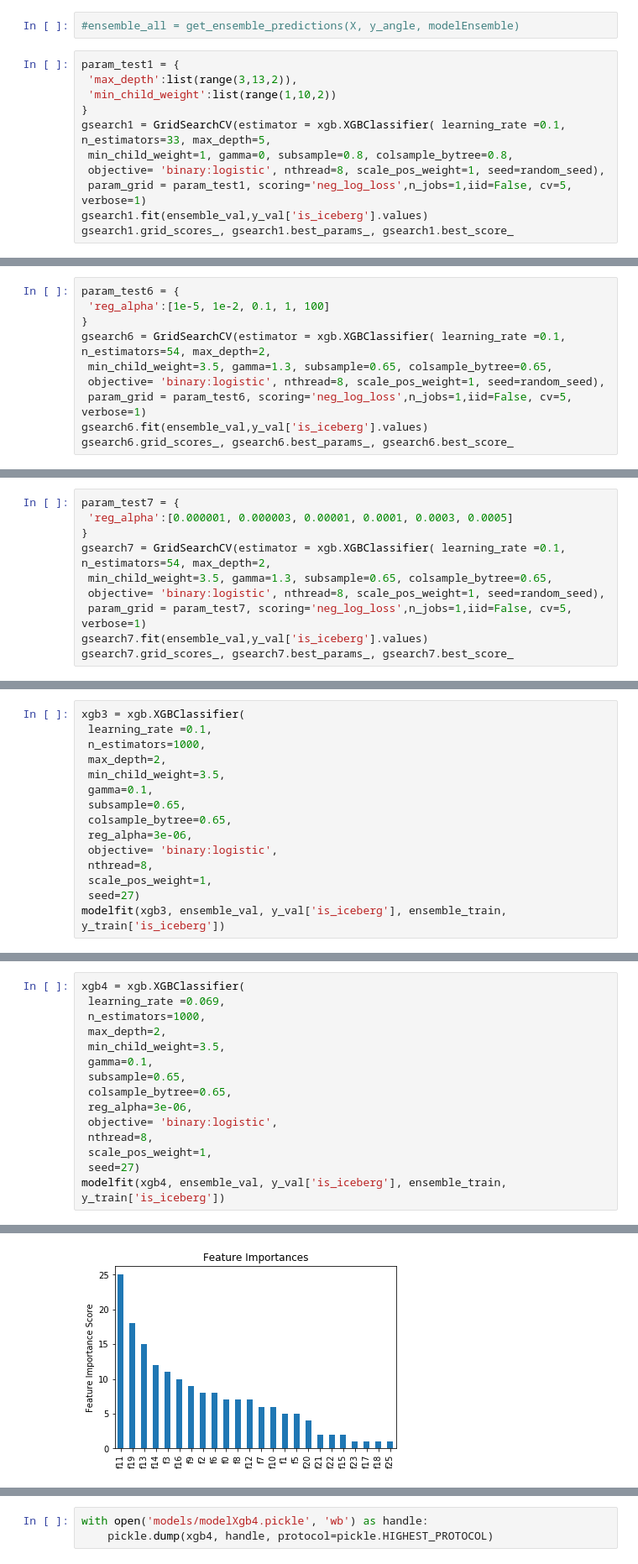
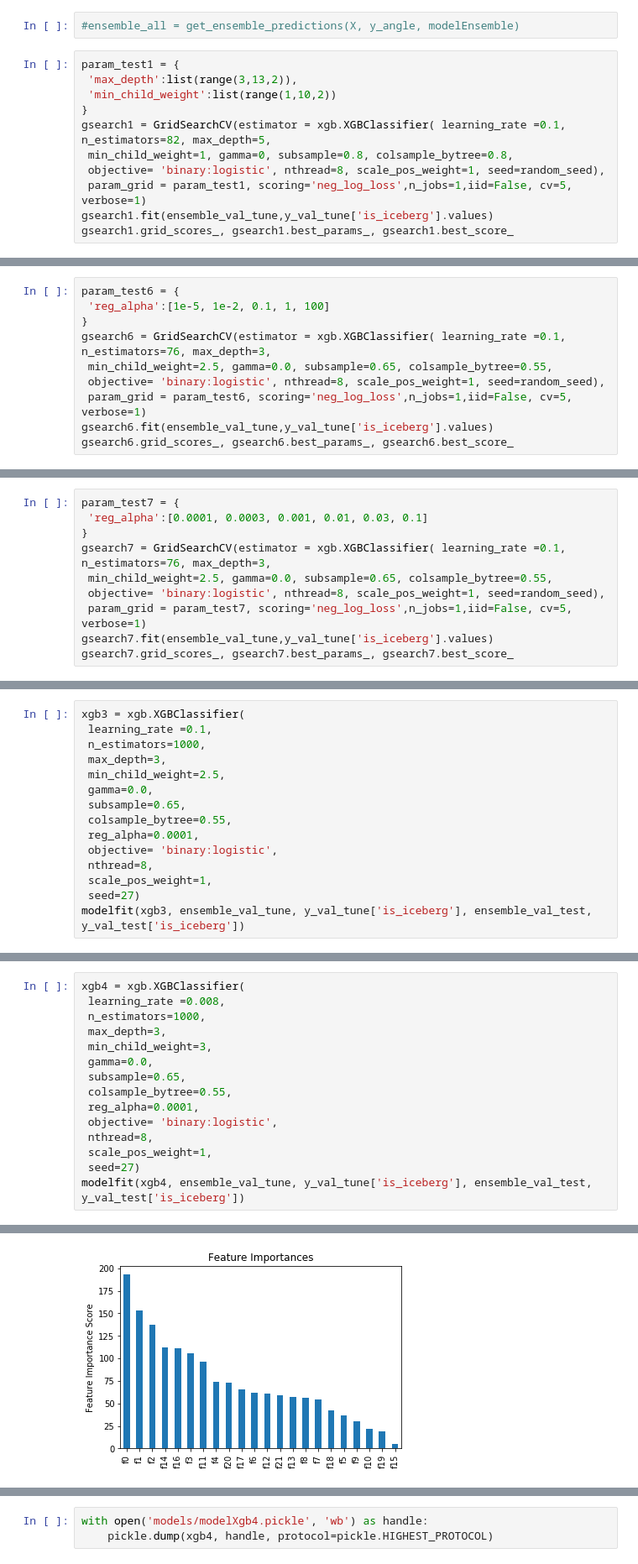
Before and after one commit to MarekKZielinski/Statoil-C-CORE-Iceberg-Classifier-Challenge, a Jupyter notebook: Iceberg-notebook.ipynb, the cells around one changed output, grey strips where cells are left out. Shown: that part at 84% size. Cells and saved outputs as stored; diff of their text form.

```diff
--- a/Iceberg-notebook.ipynb
+++ b/Iceberg-notebook.ipynb
@@ -998,11 +1029,11 @@ param_test1 = {
  'max_depth':list(range(3,13,2)),
  'min_child_weight':list(range(1,10,2))
 }
-gsearch1 = GridSearchCV(estimator = xgb.XGBClassifier( learning_rate =0.1, n_estimators=33, max_depth=5,
+gsearch1 = GridSearchCV(estimator = xgb.XGBClassifier( learning_rate =0.1, n_estimators=82, max_depth=5,
  min_child_weight=1, gamma=0, subsample=0.8, colsample_bytree=0.8,
  objective= 'binary:logistic', nthread=8, scale_pos_weight=1, seed=random_seed),
  param_grid = param_test1, scoring='neg_log_loss',n_jobs=1,iid=False, cv=5, verbose=1)
-gsearch1.fit(ensemble_val,y_val['is_iceberg'].values)
+gsearch1.fit(ensemble_val_tune,y_val_tune['is_iceberg'].values)
 gsearch1.grid_scores_, gsearch1.best_params_, gsearch1.best_score_
 # %% [output]
 Fitting 5 folds for each of 25 candidates, totalling 125 fits
@@ -1176,11 +1207,11 @@ Fitting 5 folds for each of 120 candidates, totalling 600 fits
 param_test6 = {
  'reg_alpha':[1e-5, 1e-2, 0.1, 1, 100]
 }
-gsearch6 = GridSearchCV(estimator = xgb.XGBClassifier( learning_rate =0.1, n_estimators=54, max_depth=2,
- min_child_weight=3.5, gamma=1.3, subsample=0.65, colsample_bytree=0.65,
+gsearch6 = GridSearchCV(estimator = xgb.XGBClassifier( learning_rate =0.1, n_estimators=76, max_depth=3,
+ min_child_weight=2.5, gamma=0.0, subsample=0.65, colsample_bytree=0.55,
  objective= 'binary:logistic', nthread=8, scale_pos_weight=1, seed=random_seed),
  param_grid = param_test6, scoring='neg_log_loss',n_jobs=1,iid=False, cv=5, verbose=1)
-gsearch6.fit(ensemble_val,y_val['is_iceberg'].values)
+gsearch6.fit(ensemble_val_tune,y_val_tune['is_iceberg'].values)
 gsearch6.grid_scores_, gsearch6.best_params_, gsearch6.best_score_
 # %% [output]
 Fitting 5 folds for each of 5 candidates, totalling 25 fits
@@ -1195,12 +1226,12 @@ Fitting 5 folds for each of 5 candidates, totalling 25 fits
 # %%
 param_test7 = {
- 'reg_alpha':[0.000001, 0.000003, 0.00001, 0.0001, 0.0003, 0.0005]
+ 'reg_alpha':[0.0001, 0.0003, 0.001, 0.01, 0.03, 0.1]
 }
-gsearch7 = GridSearchCV(estimator = xgb.XGBClassifier( learning_rate =0.1, n_estimators=54, max_depth=2,
- min_child_weight=3.5, gamma=1.3, subsample=0.65, colsample_bytree=0.65,
+gsearch7 = GridSearchCV(estimator = xgb.XGBClassifier( learning_rate =0.1, n_estimators=76, max_depth=3,
+ min_child_weight=2.5, gamma=0.0, subsample=0.65, colsample_bytree=0.55,
  objective= 'binary:logistic', nthread=8, scale_pos_weight=1, seed=random_seed),
  param_grid = param_test7, scoring='neg_log_loss',n_jobs=1,iid=False, cv=5, verbose=1)
-gsearch7.fit(ensemble_val,y_val['is_iceberg'].values)
+gsearch7.fit(ensemble_val_tune,y_val_tune['is_iceberg'].values)
 gsearch7.grid_scores_, gsearch7.best_params_, gsearch7.best_score_
 # %% [output]
 Fitting 5 folds for each of 6 candidates, totalling 30 fits
@@ -1217,16 +1248,16 @@ Fitting 5 folds for each of 6 candidates, totalling 30 fits
 xgb3 = xgb.XGBClassifier(
  learning_rate =0.1,
  n_estimators=1000,
- max_depth=2,
- min_child_weight=3.5,
- gamma=0.1,
+ max_depth=3,
+ min_child_weight=2.5,
+ gamma=0.0,
  subsample=0.65,
- colsample_bytree=0.65,
- reg_alpha=3e-06,
+ colsample_bytree=0.55,
+ reg_alpha=0.0001,
  objective= 'binary:logistic',
  nthread=8,
  scale_pos_weight=1,
  seed=27)
-modelfit(xgb3, ensemble_val, y_val['is_iceberg'], ensemble_train, y_train['is_iceberg'])
+modelfit(xgb3, ensemble_val_tune, y_val_tune['is_iceberg'], ensemble_val_test, y_val_test['is_iceberg'])
 # %% [output]
 Model Report
@@ -1238,17 +1269,17 @@ Log loss (Test): 0.148937
 # %%
 xgb4 = xgb.XGBClassifier(
- learning_rate =0.069,
+ learning_rate =0.008,
  n_estimators=1000,
- max_depth=2,
- min_child_weight=3.5,
- gamma=0.1,
+ max_depth=3,
+ min_child_weight=3,
+ gamma=0.0,
  subsample=0.65,
- colsample_bytree=0.65,
- reg_alpha=3e-06,
+ colsample_bytree=0.55,
+ reg_alpha=0.0001,
  objective= 'binary:logistic',
  nthread=8,
  scale_pos_weight=1,
  seed=27)
-modelfit(xgb4, ensemble_val, y_val['is_iceberg'], ensemble_train, y_train['is_iceberg'])
+modelfit(xgb4, ensemble_val_tune, y_val_tune['is_iceberg'], ensemble_val_test, y_val_test['is_iceberg'])
 # %% [output]
 Model Report
@@ -1259 +1290 @@ Log loss (Test): 0.146113
-[figure, old version]
+[figure, new version]
```
Also changed, not shown: parts of 46 cells of this notebook, 1 other file.
